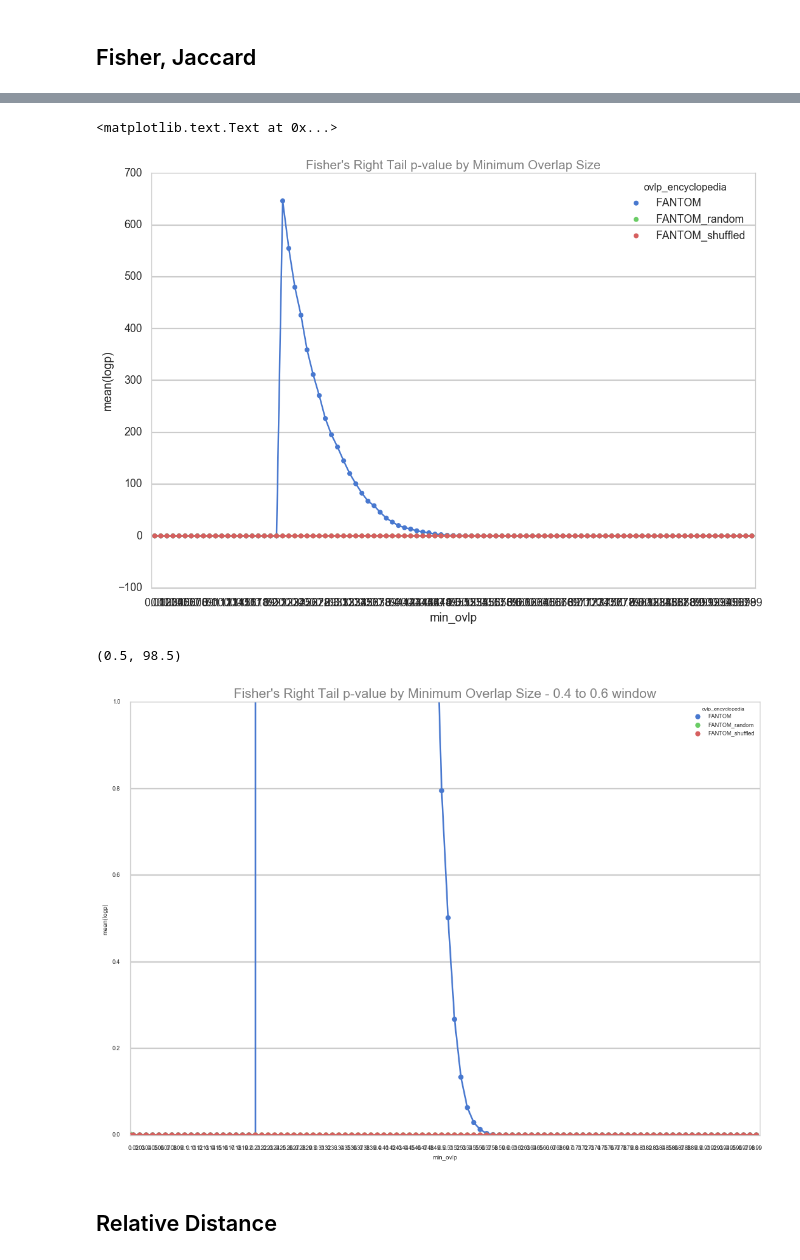
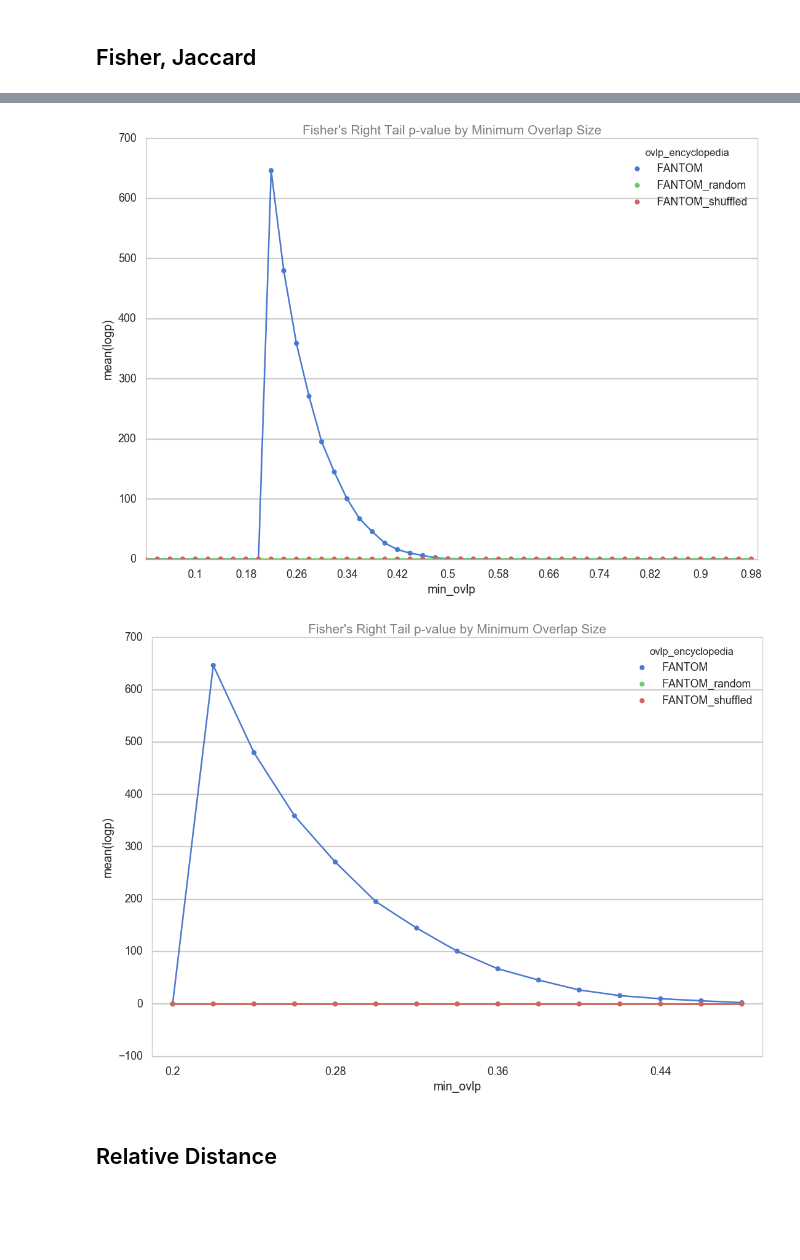
Before and after one commit to mvanzetti/thesis, a Jupyter notebook: notebooks/Null Model.ipynb, the cells around one changed output, grey strips where cells are left out. Saved outputs shown, nothing was run; the diff lists cells and outputs as text; code cells hidden in the pictures; blank space fills up the shorter version.

```diff
--- a/notebooks/Null Model.ipynb
+++ b/notebooks/Null Model.ipynb
@@ -363,4 +363,9 @@ sns.set_context("poster", font_scale=0.8, rc={"lines.linewidth": 1})
 g = sns.pointplot(x="min_ovlp", y="jaccard", hue="ovlp_encyclopedia", data=merged_tests_df,
                    capsize=.2, palette="muted", size=6, aspect=1)
 g.axes.set_title('Jaccard Index by Minimum Overlap Size', fontsize=15,color="black",alpha=0.5)
+for ind, label in enumerate(g.get_xticklabels()):
+    if ind % 4 == 0:  # every 4th label is kept
+        label.set_visible(True)
+    else:
+        label.set_visible(False)
 # %% [output]
@@ -374,4 +378,9 @@ sns.set_context("poster", font_scale=0.8, rc={"lines.linewidth": 1})
 g = sns.pointplot(x="min_ovlp", y="fisher_oddsratio", hue="ovlp_encyclopedia", data=merged_tests_df,
                    capsize=.2, palette="muted", size=6, aspect=1)
 g.axes.set_title('Fisher\'s Odds Ratio by Minimum Overlap Size', fontsize=15,color="black",alpha=0.5)
+for ind, label in enumerate(g.get_xticklabels()):
+    if ind % 4 == 0:  # every 4th label is kept
+        label.set_visible(True)
+    else:
+        label.set_visible(False)
 # %% [output]
@@ -385,24 +393,42 @@ sns.set_context("poster", font_scale=0.8, rc={"lines.linewidth": 1})
 g = sns.pointplot(x="min_ovlp", y="logp", hue="ovlp_encyclopedia", data=merged_tests_df,
                    capsize=.2, palette="muted", size=6, aspect=1)
 g.axes.set_title('Fisher\'s Right Tail p-value by Minimum Overlap Size', fontsize=15,color="black",alpha=0.5)
+g.set_xlim(0.1,)
+g.set_ylim(0,)
 #g.set_ylim(0, 200)
 ##TODO plottare -log(p-value)
+#sns.despine(offset=10, trim=True)
+#plot.set_yscale("log")
+#df_reldist[['reldist','fraction']].plot()
+for ind, label in enumerate(g.get_xticklabels()):
+    if ind % 4 == 0:  # every 4th label is kept
+        label.set_visible(True)
+    else:
+        label.set_visible(False)
 # %% [output]
-<matplotlib.text.Text at 0x...>
-[figure, old version]
+[figure, new version]
 # %%
 import seaborn as sns
 sns.set(style="whitegrid")
 %matplotlib inline
-sns.set_context("poster", font_scale=0.4, rc={"lines.linewidth": 1})
-g = sns.pointplot(x="min_ovlp", y="logp", hue="ovlp_encyclopedia", data=merged_tests_df,
+sns.set_context("poster", font_scale=0.8, rc={"lines.linewidth": 1})
+g = sns.pointplot(x="min_ovlp", y="logp", hue="ovlp_encyclopedia", data=merged_tests_df.query('min_ovlp < 0.5 & min_ovlp > 0.18'),
                    capsize=.2, palette="muted", size=6, aspect=1)
-g.axes.set_title('Fisher\'s Right Tail p-value by Minimum Overlap Size - 0.4 to 0.6 window', fontsize=15,color="black",alpha=0.5)
-g.set_ylim(0, 1)
-g.set_xlim(0.5,)
+g.axes.set_title('Fisher\'s Right Tail p-value by Minimum Overlap Size', fontsize=15,color="black",alpha=0.5)
+#g.set_xlim(0.18,)
+#g.set_ylim(0,)
+#g.set_ylim(0, 200)
+##TODO plottare -log(p-value)
+#sns.despine(offset=10, trim=True)
+#plot.set_yscale("log")
+#df_reldist[['reldist','fraction']].plot()
+for ind, label in enumerate(g.get_xticklabels()):
+    if ind % 4 == 0:  # every 4th label is kept
+        label.set_visible(True)
+    else:
+        label.set_visible(False)
 # %% [output]
-(0.5, 98.5)
-[figure, old version]
+[figure, new version]
 # %% [markdown]
 ## Relative Distance
 # %%
```
Also changed, not shown: parts of 31 cells of this notebook, 4 other files.
